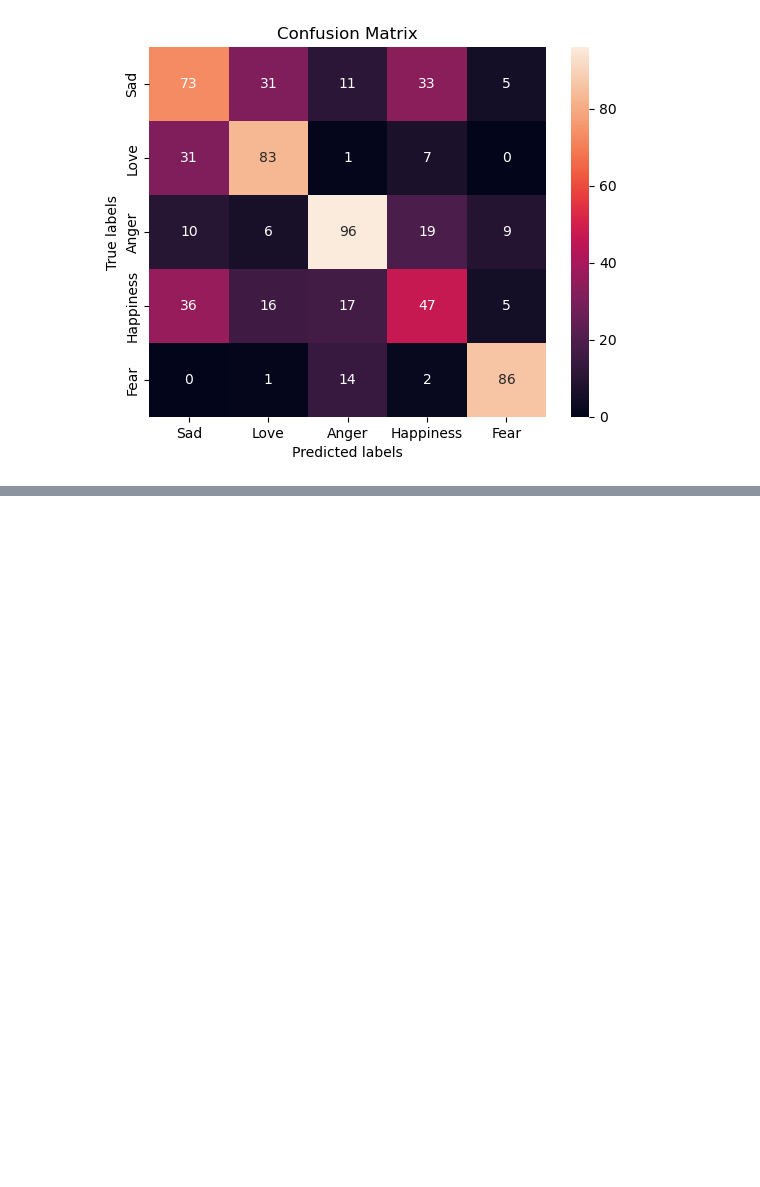
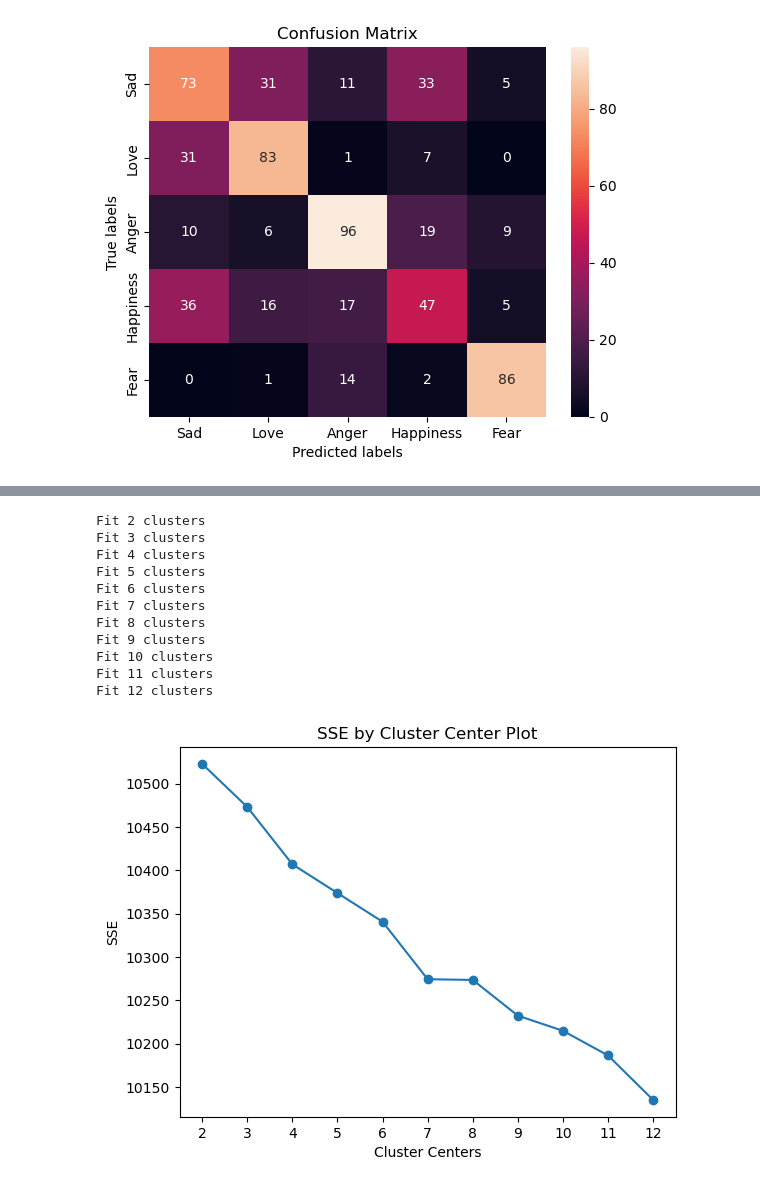
Before and after one commit to ccazacu13/SongAnalyzer, a Jupyter notebook: src/scripts/main.ipynb, the cells around one changed output, grey strips where cells are left out. Drawn from its saved outputs; the diff is of its cells as text; code cells hidden in the pictures; blank space fills up the shorter version.

```diff
--- a/src/scripts/main.ipynb
+++ b/src/scripts/main.ipynb
@@ -418,0 +464,8 @@ Words:  ['get', 'know', 'love', 'like', 'go', 'na', 'oh', 'song', 'say', 'lyrics
+# %%
+# Tokenize and save data for word2vec
+DATA = preprocessed_dataset['processed_lyrics']
+
+preprocessor = Preprocessor()
+tokenized_sentences = preprocessor.tokenize_sentences(DATA)
+
+preprocessed_dataset['processed_tokenized_lyrics'] = tokenized_sentences
@@ -595,0 +797,17 @@ print(Emb_train.shape)
+# %%
+# MAYBE USE WITH PCA
+def sentence_to_vectors(p_tokenized_sentence : list[str], p_w2v_model : Word2Vec, p_max_len : int):
+    vectors = []
+    for word in p_tokenized_sentence:
+        if word in p_w2v_model.wv:
+            vectors.append(p_w2v_model.wv[word])
+        else:
+            vectors.append(np.zeros(p_w2v_model.vector_size))
+
+    while len(vectors) < p_max_len:
+        vectors.append(np.zeros(p_w2v_model.vector_size))
+
+    return np.array(vectors[:p_max_len])
+
+Emb_train = np.array([sentence_to_vectors(sentence, vectorizer, p_max_len=50) for sentence in X_train])
+print(Emb_train[:5])
@@ -595,0 +832,33 @@ print(Emb_train.shape)
+# %%
+DATA = Emb_train
+
+def find_optimal_clusters(p_data, p_max_k):
+    iters = range(2, p_max_k+1)
+
+    sse = []
+    for k in iters:
+        sse.append(MiniBatchKMeans(n_clusters=k, init_size=1024, batch_size=2048, random_state=42).fit(p_data).inertia_)
+        print('Fit {} clusters'.format(k))
+
+    f, ax = plt.subplots(1,1)
+    ax.plot(iters, sse, marker='o')
+    ax.set_xlabel('Cluster Centers')
+    ax.set_xticks(iters)
+    ax.set_xticklabels(iters)
+    ax.set_ylabel('SSE')
+    ax.set_title('SSE by Cluster Center Plot')
+
+find_optimal_clusters(DATA, 12)
+# %% [output]
+Fit 2 clusters
+Fit 3 clusters
+Fit 4 clusters
+Fit 5 clusters
+Fit 6 clusters
+Fit 7 clusters
+Fit 8 clusters
+Fit 9 clusters
+Fit 10 clusters
+Fit 11 clusters
+Fit 12 clusters
+[figure, added]
```
Also changed, not shown: parts of 24 cells of this notebook, 1 other file.
